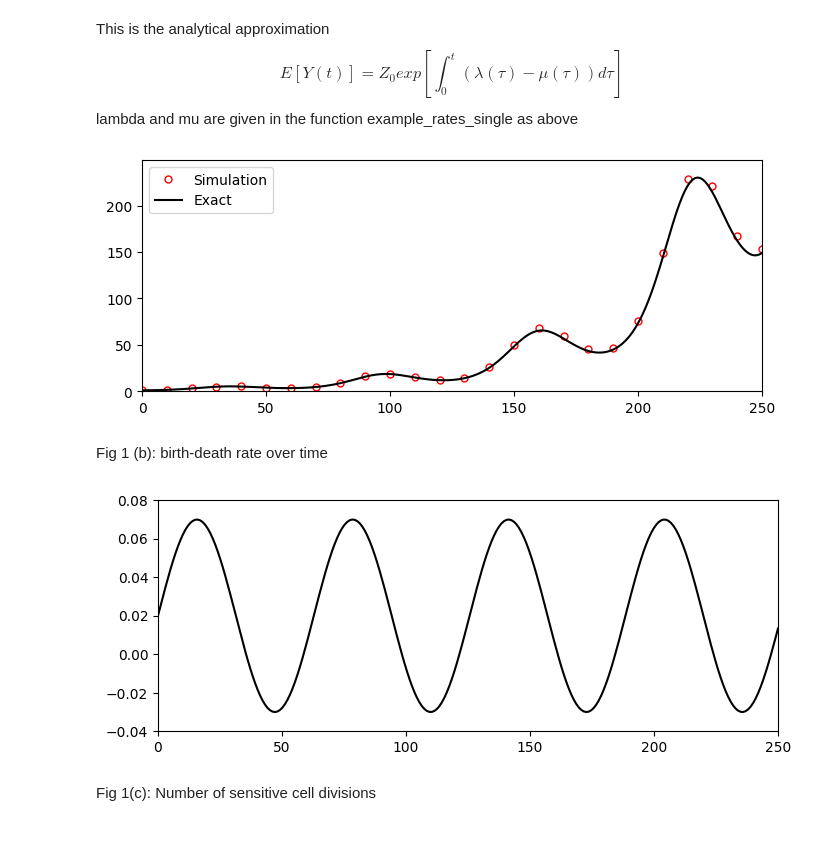
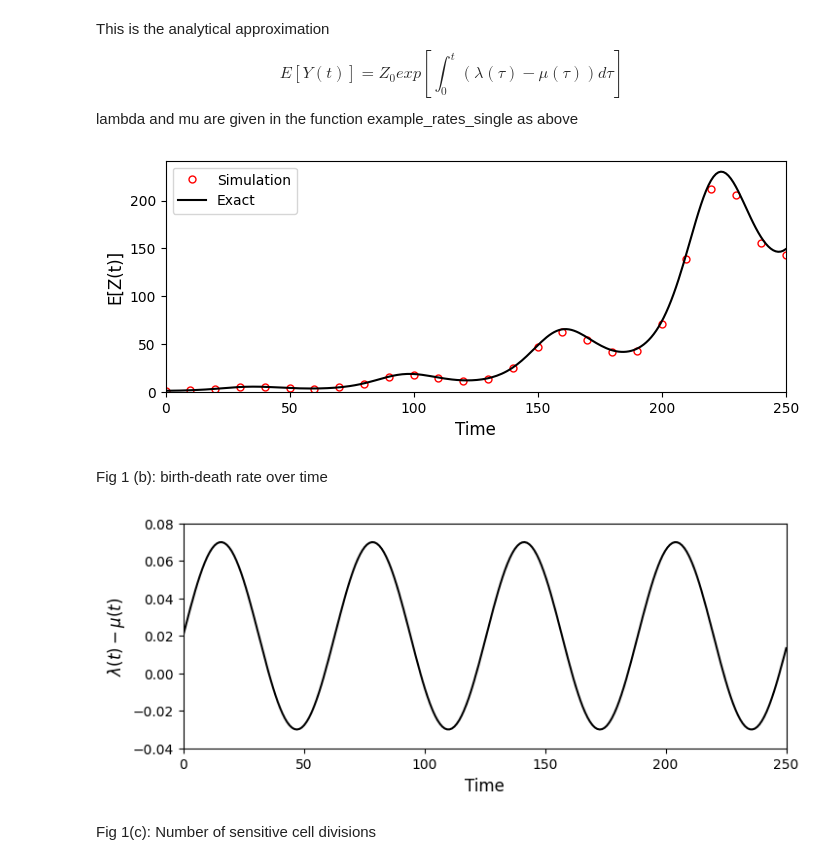
Before and after one commit to colmmcc2000/RSCAM_Group_11, a Jupyter notebook: code_RSCAM.ipynb, the cells around one changed output. Drawn from its saved outputs; the diff is of its cells as text; code cells hidden in the pictures; blank space fills up the shorter version.

Commit message:
Finalising and saving Figures

```diff
--- a/code_RSCAM.ipynb
+++ b/code_RSCAM.ipynb
@@ -55,18 +52,24 @@ Fig 1(a): E[Y(t)]: Expected number of sensitive cells for a single-type non-homo
 This is the analytical approximation $$E[Y(t)] = Z_0exp[\int_0^t (\lambda (\tau ) - \mu (\tau )) d \tau ]$$
 lambda and mu are given in the function example_rates_single as above
 # %%
-N = 5000 #Number of trials
+#Need 10000+ trials to get an accurate figure. Can take oer 10 minutes
+N = 10000 #Number of trials
 fig = plt.figure(figsize=(8, 3))
 grid, mean_pop, mean_divs, var = get_mean_trajectory_single(N, 250, 1, example_rates_single, 0.3)
 plt.plot(grid, mean_pop, 'o', markevery = 10, markersize = 5,
          c = 'red', label = f'Simulation', fillstyle = 'none')
 plt.plot(vals, store, c = 'black', linestyle = '-', label = 'Exact')
 plt.legend()
 plt.xlim(0, 250)
 plt.ylim(0, None)
+plt.xlabel('Time', fontsize=12)
+plt.ylabel('E[Z(t)]', fontsize=12)
+
+#uncomment to overwrite figure
+plt.savefig('Figs/single_type_population.pdf', format='pdf', bbox_inches='tight', dpi=300)
 plt.show()
 # %% [output]
-[figure, old version]
+[figure, new version]
 # %% [markdown]
 Fig 1 (b): birth-death rate over time
 # %%
@@ -78,9 +81,14 @@ fig = plt.figure(figsize=(8, 3))
 plt.plot(time, y_axis, c = 'black')
 plt.xlim(0, 250)
 plt.ylim(-0.04, 0.08)
+plt.xlabel('Time', fontsize=12)
+plt.ylabel(r'$\lambda(t) - \mu(t)$', fontsize=12)
+
+#uncomment to overwrite figure
+plt.savefig('Figs/single_type_net_growth_rate.pdf', format='pdf', bbox_inches='tight', dpi=300)
 plt.show()
 # %% [output]
-[figure, old version]
+[figure, new version]
 # %%
 vals_c = np.linspace(0, 250, 250)
 store_c = np.zeros(len(vals_c))
```
Also changed, not shown: parts of 5 cells of this notebook, 5 other files.
